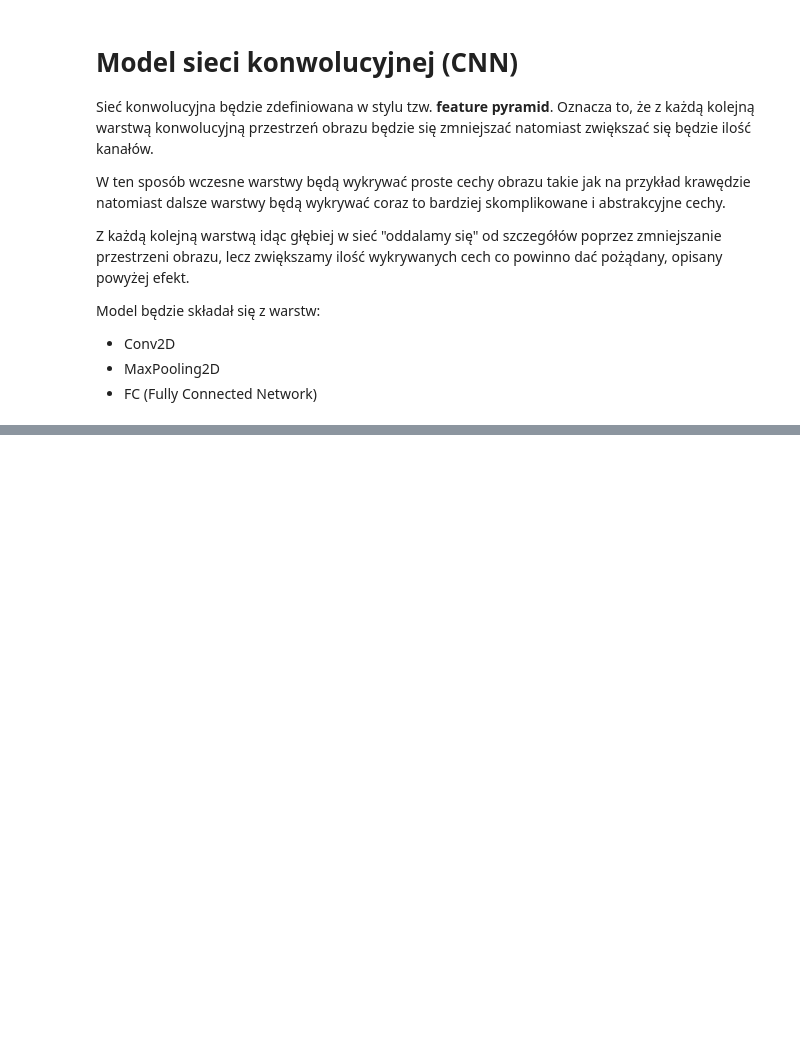
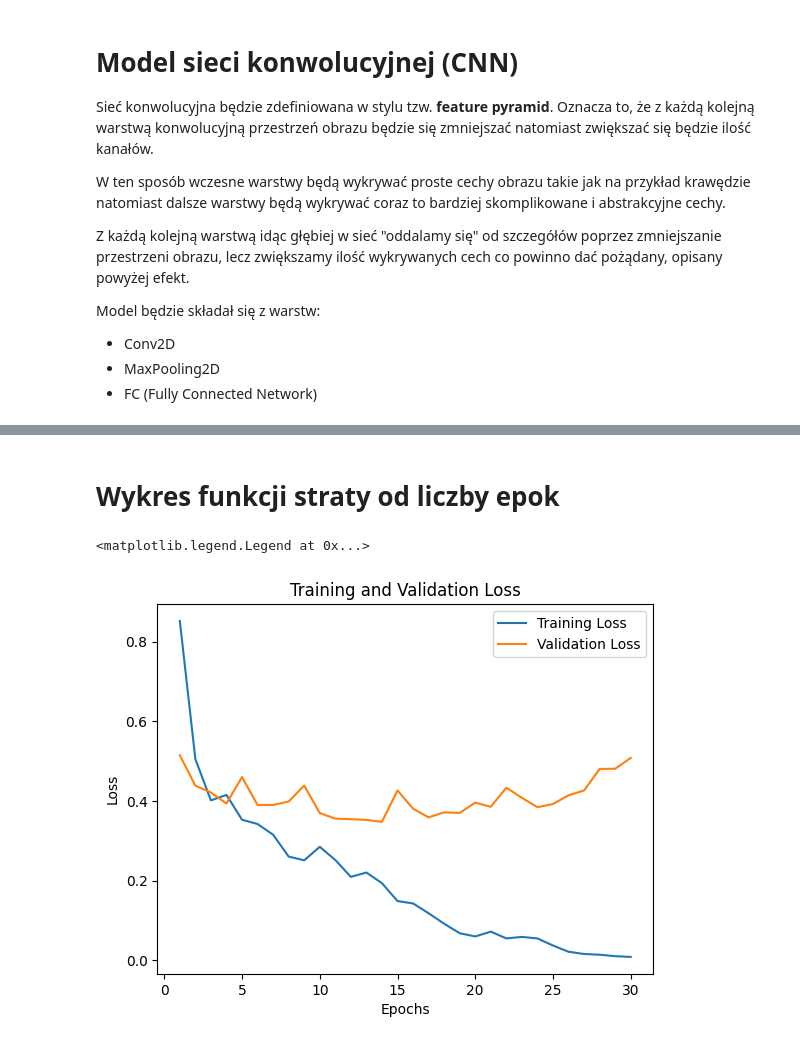
Before and after one commit to shizzeer/credo-classifier, a Jupyter notebook: credo_image_classifier.ipynb, the cells around one changed output, grey strips where cells are left out. Cells and saved outputs as stored; diff of their text form; code cells hidden in the pictures; blank space fills up the shorter version.

```diff
--- a/credo_image_classifier.ipynb
+++ b/credo_image_classifier.ipynb
@@ -101,9 +103,11 @@ Preprocessing jest na ten moment dokonywany w bardzo prosty aczkolwiek efektywny
 
 Dzięki takiej operacji żadna cecha obrazu nie staje się ważniejsza podczas procesu trenowania modelu. W efekcie otrzymamy model, który będzie brał pod uwagę każdy piksel obrazu podczas jego przetwarzania.
 # %%
-preprocessed_images = []
+# preprocessed_images = []
 
-for images, labels in train_ds:
-  for image in images:
-    processed_image = preprocess_image(image)
-    preprocessed_images.append(processed_image)
+# for images, labels in train_ds:
+#   for image in images:
+#     processed_image = preprocess_image(image)
+#     preprocessed_images.append(processed_image)
+preprocessed_train_ds = train_ds.map(preprocess_image)
+preprocessed_validation_ds = validation_ds.map(preprocess_image)
@@ -185,0 +180,14 @@ drwxr-xr-x 2 root root    4096 Nov 12 20:08 __pycache__
+# %%
+cnn_model = CNNClasifier()
+# %%
+cnn_model.compile(optimizer='adam',
+              loss='sparse_categorical_crossentropy',
+              metrics=['accuracy'])
+# %%
+# Zapisanie historii uczenia się modelu w celu wizualizacji wykresu funkcji straty od liczby epok
+NUM_EPOCHS = 30
+
+history = cnn_model.fit(preprocessed_train_ds,
+    batch_size=32,
+    epochs=NUM_EPOCHS,
+    validation_data=preprocessed_validation_ds)
@@ -185,0 +212,16 @@ drwxr-xr-x 2 root root    4096 Nov 12 20:08 __pycache__
+# %% [markdown]
+# Wykres funkcji straty od liczby epok
+# %%
+train_loss = history.history['loss']
+validation_loss = history.history['val_loss']
+epochs = range(1, NUM_EPOCHS + 1)
+
+plt.plot(epochs, train_loss, label='Training Loss')
+plt.plot(epochs, validation_loss, label='Validation Loss')
+plt.title('Training and Validation Loss')
+plt.xlabel('Epochs')
+plt.ylabel('Loss')
+plt.legend()
+# %% [output]
+<matplotlib.legend.Legend at 0x...>
+[figure, added]
```
Also changed, not shown: parts of 9 cells of this notebook, 1 other file.
